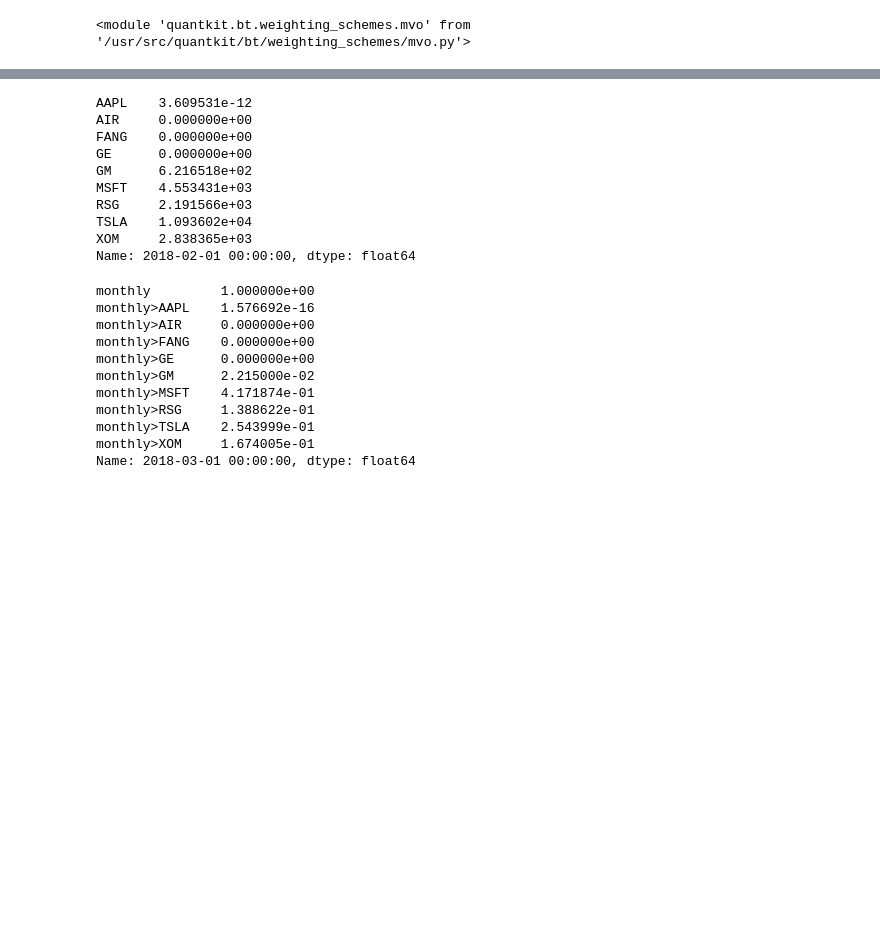
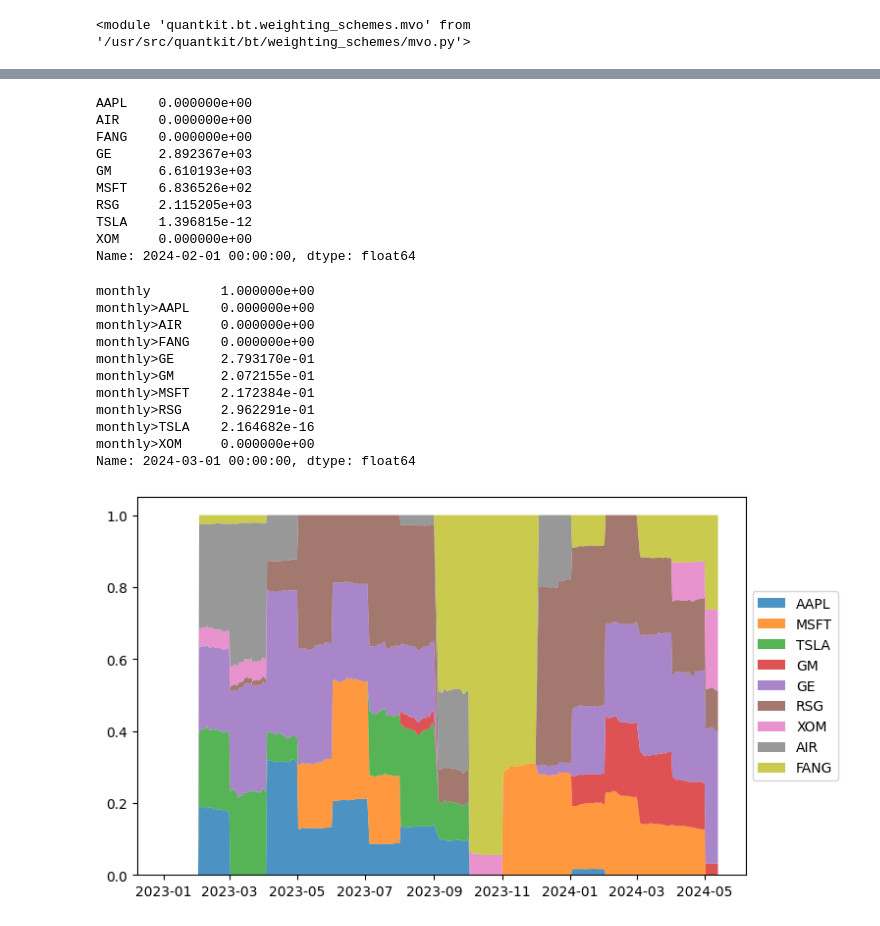
Before and after one commit to mohitbgupta-tcw/quantkit, a Jupyter notebook: notebooks/greg/scratch.ipynb, the cells around one changed output, grey strips where cells are left out. Drawn from its saved outputs; the diff is of its cells as text; code cells hidden in the pictures; blank space fills up the shorter version.

```diff
--- a/notebooks/greg/scratch.ipynb
+++ b/notebooks/greg/scratch.ipynb
@@ -396,27 +427,47 @@ df_pos
 # %%
-df_pos.loc['2018-02-01']
+df_pos.loc['2024-02-01']
 # %% [output]
-AAPL    3.609531e-12
+AAPL    0.000000e+00
 AIR     0.000000e+00
 FANG    0.000000e+00
-GE      0.000000e+00
-GM      6.216518e+02
-MSFT    4.553431e+03
-RSG     2.191566e+03
-TSLA    1.093602e+04
-XOM     2.838365e+03
-Name: 2018-02-01 00:00:00, dtype: float64
+GE      2.892367e+03
+GM      6.610193e+03
+MSFT    6.836526e+02
+RSG     2.115205e+03
+TSLA    1.396815e-12
+XOM     0.000000e+00
+Name: 2024-02-01 00:00:00, dtype: float64
 # %%
-df_weights.loc['2018-03-01']
+df_weights.loc['2024-03-01']
 # %% [output]
 monthly         1.000000e+00
-monthly>AAPL    1.576692e-16
+monthly>AAPL    0.000000e+00
 monthly>AIR     0.000000e+00
 monthly>FANG    0.000000e+00
-monthly>GE      0.000000e+00
-monthly>GM      2.215000e-02
-monthly>MSFT    4.171874e-01
-monthly>RSG     1.388622e-01
-monthly>TSLA    2.543999e-01
-monthly>XOM     1.674005e-01
-Name: 2018-03-01 00:00:00, dtype: float64
+monthly>GE      2.793170e-01
+monthly>GM      2.072155e-01
+monthly>MSFT    2.172384e-01
+monthly>RSG     2.962291e-01
+monthly>TSLA    2.164682e-16
+monthly>XOM     0.000000e+00
+Name: 2024-03-01 00:00:00, dtype: float64
+# %%
+cols = [f'monthly>{name}' for name in names]
+
+fig, ax = plt.subplots(figsize=(10, 5))
+
+plt.stackplot(df_weights.index,
+              df_weights[cols].T.values.tolist(),
+              labels=names,
+              alpha=0.8)
+
+# Shrink current axis by 20% and place legen outside chart
+box = ax.get_position()
+ax.set_position([box.x0, box.y0, box.width * 0.8, box.height])
+
+# Put a legend to the right of the current axis
+ax.legend(loc='center left', bbox_to_anchor=(1, 0.5))
+
+plt.show()
+# %% [output]
+[figure, added]
```
Also changed, not shown: parts of 8 cells of this notebook.
